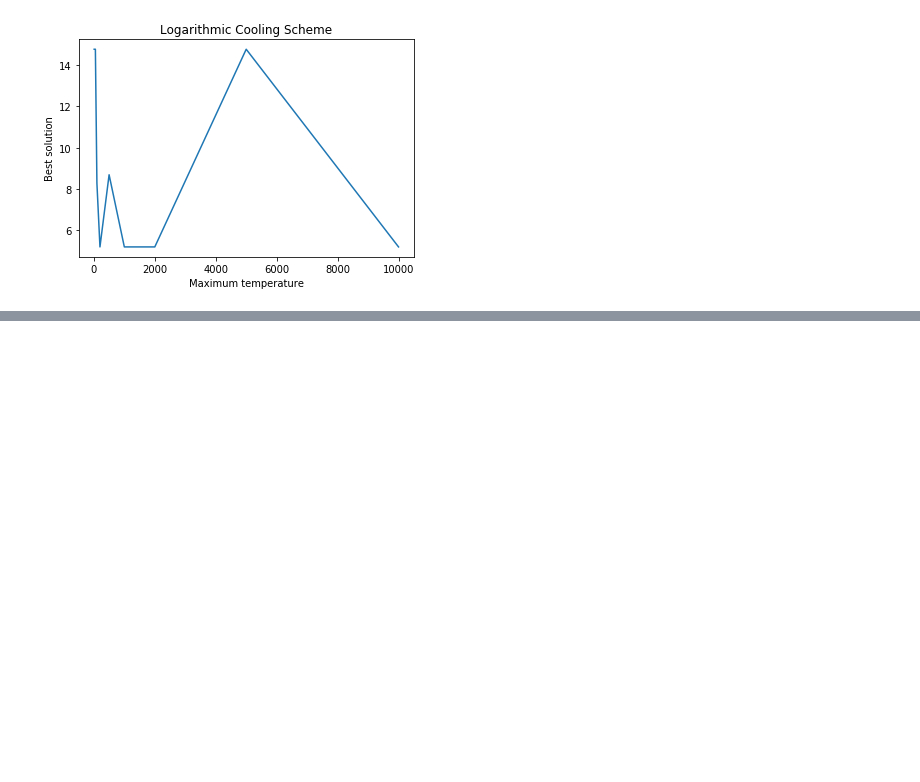
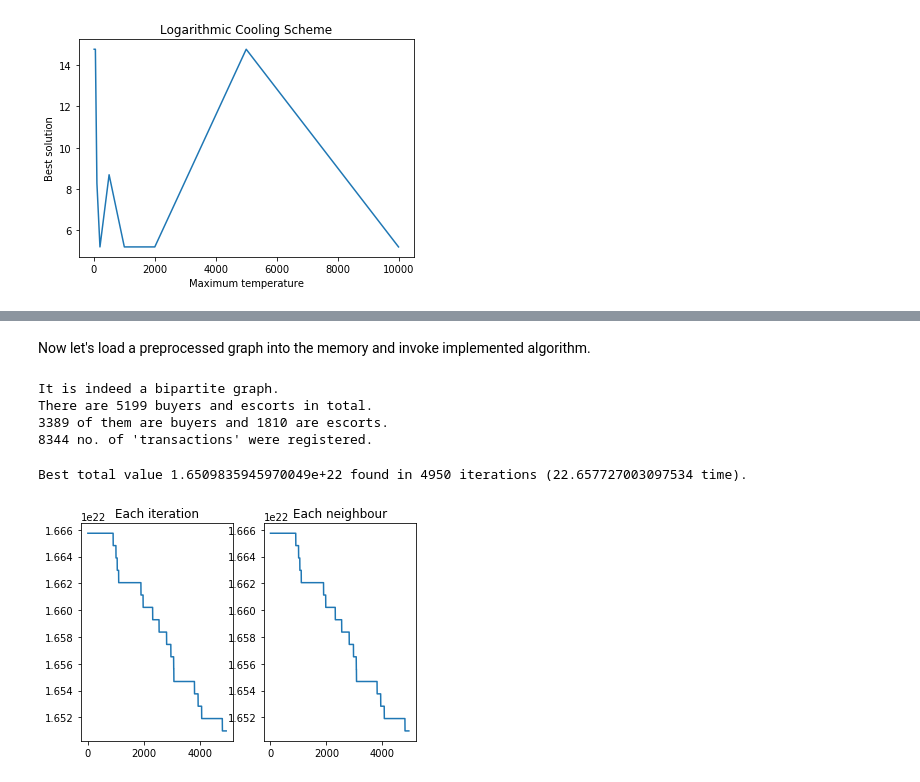
Before and after one commit to zacateras/simulated-anneling-in-weighted-directed-graph-assignment-problem, a Jupyter notebook: report.ipynb, the cells around one changed output, grey strips where cells are left out. Drawn from its saved outputs; the diff is of its cells as text; code cells hidden in the pictures; blank space fills up the shorter version.

```diff
--- a/report.ipynb
+++ b/report.ipynb
@@ -891,0 +929,48 @@ plt.show()
+# %% [markdown]
+Now let's load a preprocessed graph into the memory and invoke implemented algorithm.
+# %%
+import networkx as nx
+from simulated_annealing import *
+
+nx_escorts = nx.read_edgelist('./data/escorts/out.escorts.prep', comments='%', delimiter=' ', data=(('weight', int),))
+# %%
+from networkx.algorithms import bipartite
+
+print('It is indeed a bipartite graph.' if bipartite.is_bipartite(nx_escorts) else 'It is not a bipartite graph :(')
+print('There are %s buyers and escorts in total.' % nx_escorts.number_of_nodes())
+
+buyer_nodes = {n for n, d in nx_escorts.nodes(data=True) if 'b_' in n}
+escort_nodes = set(nx_escorts) - buyer_nodes
+
+print('%s of them are buyers and %s are escorts.' % (len(buyer_nodes), len(escort_nodes)))
+print('%s no. of \'transactions\' were registered.' % nx_escorts.number_of_edges())
+# %% [output]
+It is indeed a bipartite graph.
+There are 5199 buyers and escorts in total.
+3389 of them are buyers and 1810 are escorts.
+8344 no. of 'transactions' were registered.
+# %%
+# for non_edge in nx.non_edges(nx_escorts):
+#     if (non_edge[0] in buyer_nodes and non_edge[1] in escort_nodes) or (non_edge[1] in buyer_nodes and non_edge[0] in escort_nodes):
+#         nx_escorts.add_edge(non_edge[0], non_edge[1], weight=0)
+
+parameters = SimulatedAnnealingParameters(
+    t_max=100,
+    t_min=1,
+    k_t=1,
+    cooling_scheme=CoolingSchemeLinear(0.001),
+    i_s2_observation_interval=1,
+    i_s3_observation_interval=1
+)
+
+result = SimulatedAnnealing.execute(nx_escorts, parameters)
+# %%
+print("Best total value %s found in %s iterations (%s time)." % (result.solution.get_estimate(), result.max_i_s2, result.total_time))
+# %% [output]
+Best total value 1.6509835945970049e+22 found in 4950 iterations (22.657727003097534 time).
+# %%
+result.solution.get_estimate()
+result.draw_observations_plot()
+#result.solution.draw()
+# %% [output]
+[figure, added]
```
Also changed, not shown: parts of 4 cells of this notebook, 6 other files.
